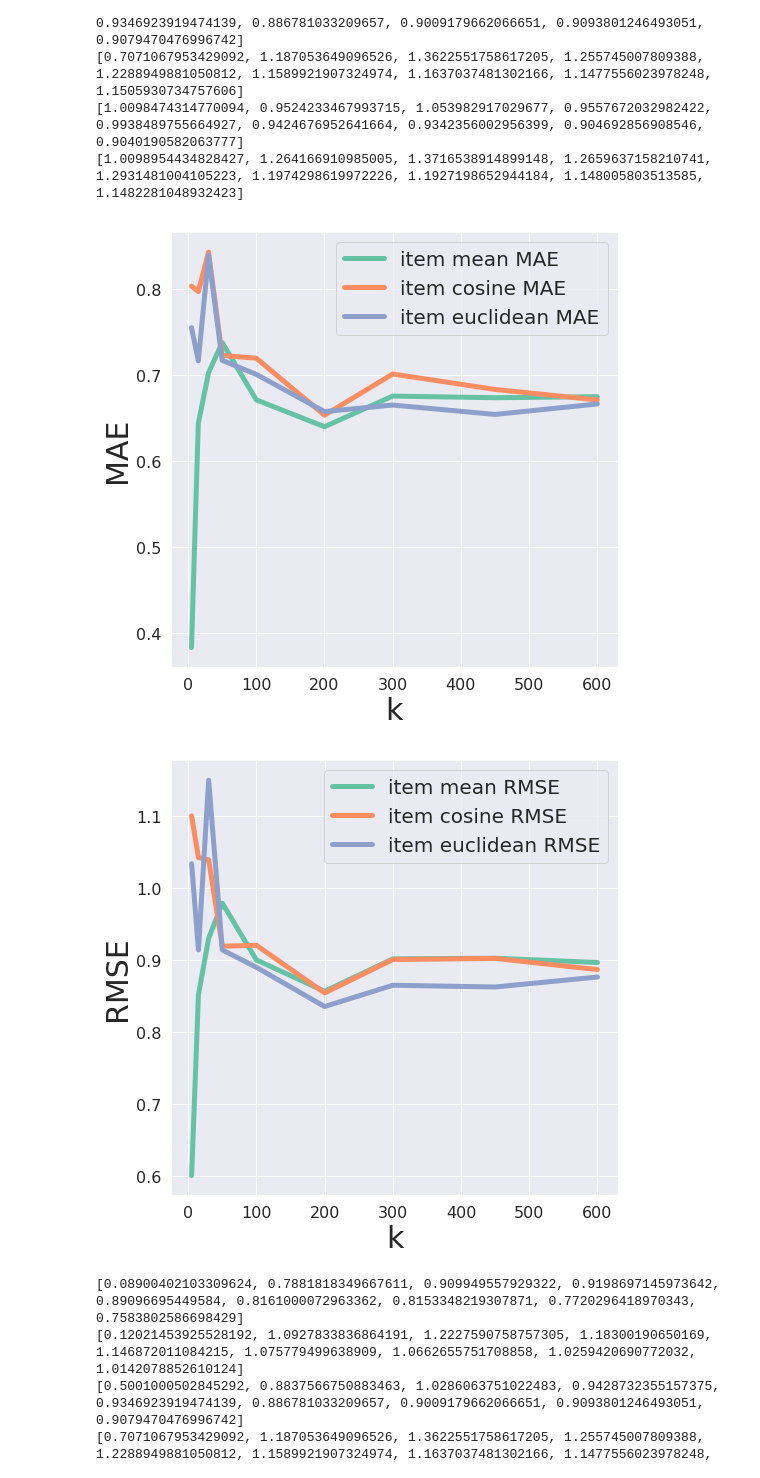
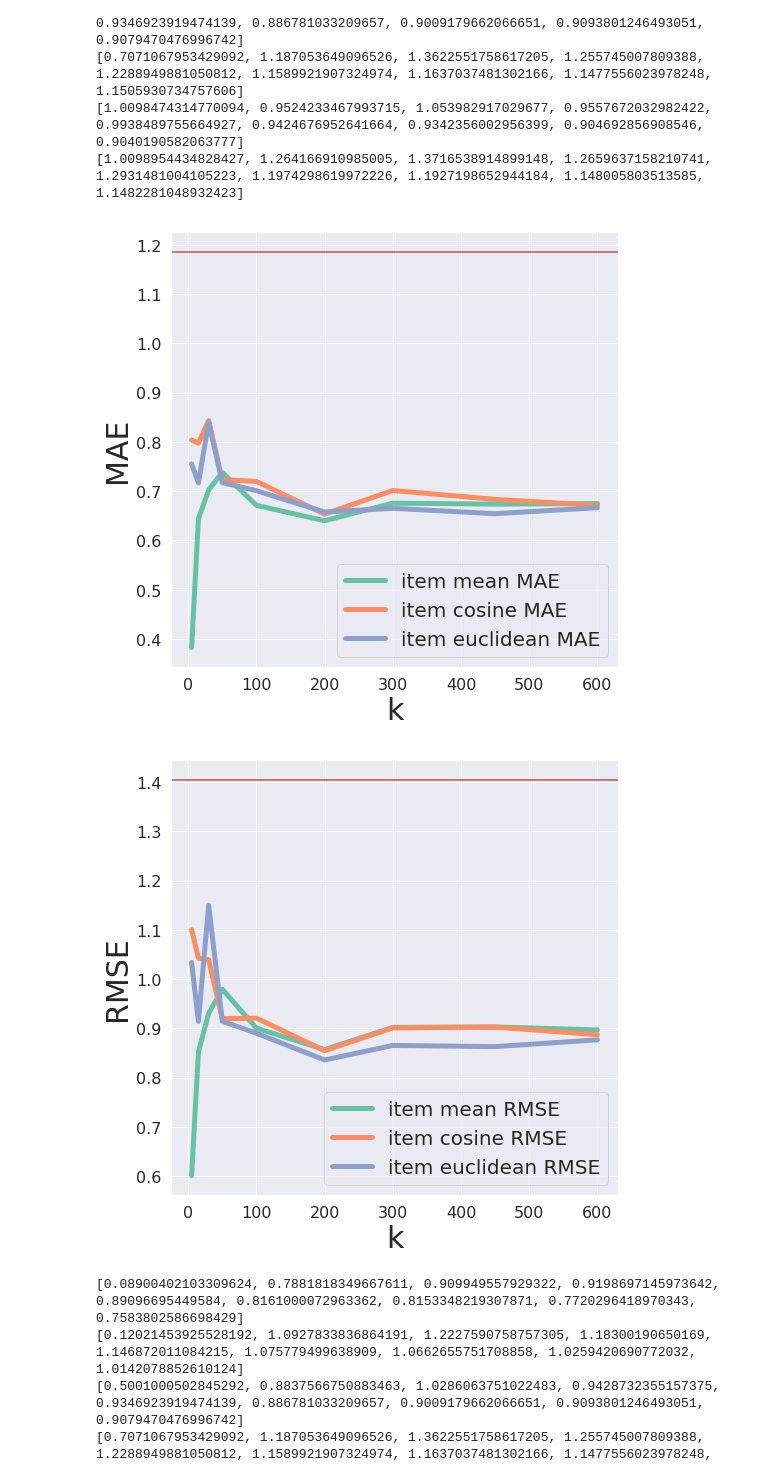
Before and after one commit to dzuhyoosg/Movie-Recommendation-System-2, a Jupyter notebook: MRS.ipynb, the cells around one changed output. Saved outputs shown, nothing was run; the diff lists cells and outputs as text; code cells hidden in the pictures.

Commit message:
graph

```diff
--- a/MRS.ipynb
+++ b/MRS.ipynb
@@ -511,28 +526,30 @@ plt.figure(figsize=(8, 8))
 plt.plot(k_array, item_mean_MAE, c=pal[0], label='item mean MAE', linewidth=5)
 plt.plot(k_array, item_cosine_MAE, c=pal[1], label='item cosine MAE', linewidth=5)
 plt.plot(k_array, item_euc_MAE, c=pal[2], label='item euclidean MAE', linewidth=5)
+plt.axhline(y=1.185, color='r', linestyle='-')
 plt.legend(loc='best', fontsize=20)
 plt.xticks(fontsize=16);
 plt.yticks(fontsize=16);
 plt.xlabel('k', fontsize=30);
 plt.ylabel('MAE', fontsize=30);
 # %% [output]
-[figure, old version]
+[figure, new version]
 # %%
 sns.set()
 
 pal = sns.color_palette("Set2", 3)
 plt.figure(figsize=(8, 8))
 plt.plot(k_array, item_mean_RMSE, c=pal[0], label='item mean RMSE', linewidth=5)
 plt.plot(k_array, item_cosine_RMSE, c=pal[1], label='item cosine RMSE', linewidth=5)
 plt.plot(k_array, item_euc_RMSE, c=pal[2], label='item euclidean RMSE', linewidth=5)
+plt.axhline(y=1.404, color='r', linestyle='-')
 plt.legend(loc='best', fontsize=20)
 plt.xticks(fontsize=16);
 plt.yticks(fontsize=16);
 plt.xlabel('k', fontsize=30);
 plt.ylabel('RMSE', fontsize=30);
 # %% [output]
-[figure, old version]
+[figure, new version]
 # %%
 print(user_mean_MAE)
 print(user_mean_RMSE)
```
Also changed, not shown: parts of 2 cells of this notebook.
